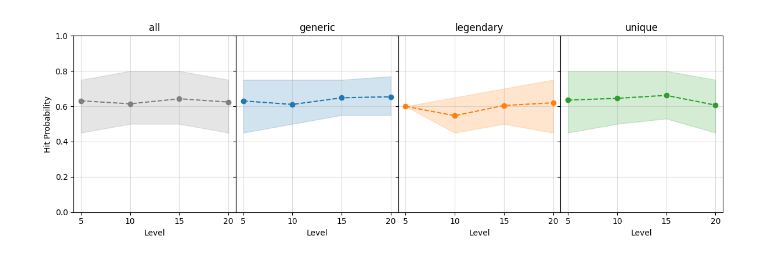
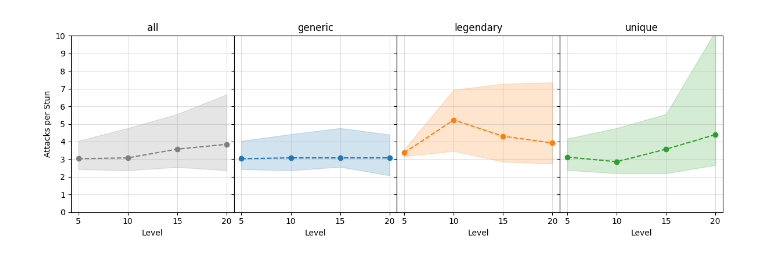
Before and after one commit to tomedunn/the-finished-book, a Jupyter notebook: _classes/stunning-strike/stunning-strike-analysis.ipynb, the cells around one changed output. Drawn from its saved outputs; the diff is of its cells as text; code cells hidden in the pictures.

```diff
--- a/_classes/stunning-strike/stunning-strike-analysis.ipynb
+++ b/_classes/stunning-strike/stunning-strike-analysis.ipynb
@@ -153,16 +170,14 @@ fig.subplots_adjust(hspace=0.3)
 for level, CRdelta in zip(levels, CRdeltas):
     iSub = iSub + 1
 
-    df1 = df0[df0['CR'].between(level-CRdelta, level+CRdelta)]
-    df1['Hit Prob']  = 0.05*(20 + dfMonk.at[level-1, 'Attack Bonus'] - df0['AC'])
-    df1.loc[df1['Hit Prob'] >= 1.0, 'Hit Prob'] = 0.95
-    df1.loc[df1['Hit Prob'] <= 0.0, 'Hit Prob'] = 0.05
-    df1['Stun Prob'] = 0.05*(dfMonk.at[level-1, 'Ki Save DC'] - df1['Con Save'] - 1)
-    df1.loc[df1['Stun Prob'] > 1.0, 'Stun Prob'] = 1.00
-    df1.loc[df1['Stun Prob'] < 0.0, 'Stun Prob'] = 0.00
+    CR_min = level - CRdelta
+    CR_max = level + CRdelta
+    df1 = df0[df0['CR'].between(CR_min, CR_max)]
+    df1['Hit Prob'] = df1.apply(lambda row: attack_hit_prob(row['AC'], dfMonk.loc[level, 'Weapon AB']), axis=1)
+    df1['Stun Prob'] = df1.apply(lambda row: save_hit_prob(row['Con Save'], dfMonk.loc[level, 'Ki Save DC']), axis=1)
 
     ax = plt.subplot(rSub, cSub, iSub, xlabel='Hit Probability', ylabel='Count',
-        title="Level {}, AB {}, CR {}-{}".format(level, dfMonk.at[level-1, 'Attack Bonus'], level-CRdelta, level+CRdelta))
+        title="Level {}, AB {}, CR {}-{}".format(level, dfMonk.loc[level, 'Weapon AB'], CR_min, CR_max))
     ax.hist((df1[df1['Category'].isin(['generic'])]['Hit Prob'],
              df1[df1['Category'].isin(['legendary'])]['Hit Prob'],
              df1[df1['Category'].isin(['unique'])]['Hit Prob']),
@@ -187,5 +529,5 @@ Level 20, Hit Probability: [0.65 (0.09), 0.62 (0.12), 0.61 (0.12)]
 # %%
-# Attacks hit chance
+# Attacks per stun
 from matplotlib import pyplot as plt
 import numpy as np
 from matplotlib.ticker import (MultipleLocator, FormatStrFormatter, AutoMinorLocator)
@@ -196,51 +538,49 @@ levels    = [ 5, 10, 15, 20]
 rMin = 0; rMax = 1; rDel = 0.05
 rRange = np.linspace(rMin - rDel/2, rMax + rDel/2, int(round((rMax - rMin)/rDel)) + 2)
 
-q1=0.10; q2=0.90
+q1=0.20; q2=0.80
 rSub = 1; cSub = 4; iSub = 0
 fig = plt.figure(figsize=[3*cSub,4*rSub], dpi=100, tight_layout=True)
 gs = fig.add_gridspec(1, 4, hspace=0, wspace=0)
 axs = gs.subplots(sharex=True, sharey=True)
 
 #colors = plt.rcParams['axes.prop_cycle'].by_key()['color']
 colors = ['#7f7f7f','#1f77b4','#ff7f0e','#2ca02c']
 
 for cat, ax, c in zip(['all','generic','legendary','unique'], axs, colors):
     yMean = []; yStd  = []; yMin = []; yMax = []
     for level, CRdelta in zip(levels, CRdeltas):
-        df1 = df0[df0['CR'].between(level-CRdelta, level+CRdelta)]
-        df1['Stun Prob'] = 0.05*(dfMonk.at[level-1, 'Ki Save DC'] - df1['Con Save'] - 1)
-        df1.loc[df1['Stun Prob'] > 1.0, 'Stun Prob'] = 1.00
-        df1.loc[df1['Stun Prob'] < 0.0, 'Stun Prob'] = 0.00
+        CR_min = level - CRdelta
+        CR_max = level + CRdelta
+        df1 = df0[df0['CR'].between(CR_min, CR_max)]
+        df1['Hit Prob'] = df1.apply(lambda row: attack_hit_prob(row['AC'], dfMonk.loc[level, 'Weapon AB']), axis=1)
+        df1['Stun Prob'] = df1.apply(lambda row: save_hit_prob(row['Con Save'], dfMonk.loc[level, 'Ki Save DC']), axis=1)
         df1['Ki per Stun'] = 1.0/df1['Stun Prob']
-        df1['Hit Prob']  = 0.05*(20 + dfMonk.at[level-1, 'Attack Bonus'] - df0['AC'])
-        df1.loc[df1['Hit Prob'] >= 1.0, 'Hit Prob'] = 0.95
-        df1.loc[df1['Hit Prob'] <= 0.0, 'Hit Prob'] = 0.05
         df1['Attack Stun Prob'] = df1['Hit Prob']*df1['Stun Prob']
         df1['Attacks per Stun'] = 1.0/df1['Attack Stun Prob']
 
         if cat == 'all':
-            dfC = df1['Hit Prob']
+            dfC = df1['Attacks per Stun']
         else:
-            dfC = df1[df1['Category'].isin([cat])]['Hit Prob']
+            dfC = df1[df1['Category'].isin([cat])]['Attacks per Stun']
 
         yMin.append(dfC.quantile(q1))
         yMax.append(dfC.quantile(q2))
-        yMean.append(dfC.mean())
+        yMean.append(dfC.median())
 
     ax.fill_between(levels, yMin, yMax, alpha=0.2, color=c)
     ax.plot(levels, yMean, 'o--', color=c)
     ax.set_title(cat)
 
 for ax in axs.flat:
-    ax.set(xlabel='Level', ylabel='Hit Probability', ylim=[0,1])
+    ax.set(xlabel='Level', ylabel='Attacks per Stun', ylim=[0,10])
     ax.xaxis.set_major_locator(MultipleLocator(5))
-    ax.yaxis.set_major_locator(MultipleLocator(0.2))
+    ax.yaxis.set_major_locator(MultipleLocator(1))
     #ax.yaxis.set_minor_locator(MultipleLocator(0.1))
     ax.grid(which='major', axis='both', alpha=0.4)
     ax.label_outer()
 
-plt.savefig('attack-hit-probability-inner-quantile80-categories.svg', metadata=METADATA)
+plt.savefig('attacks-per-stun-inner-quantile60-categories.svg', metadata=METADATA)
 # %% [output]
-[figure, old version]
+[figure, new version]
 # %%
```
Also changed, not shown: parts of 24 cells of this notebook, 13 other files.
